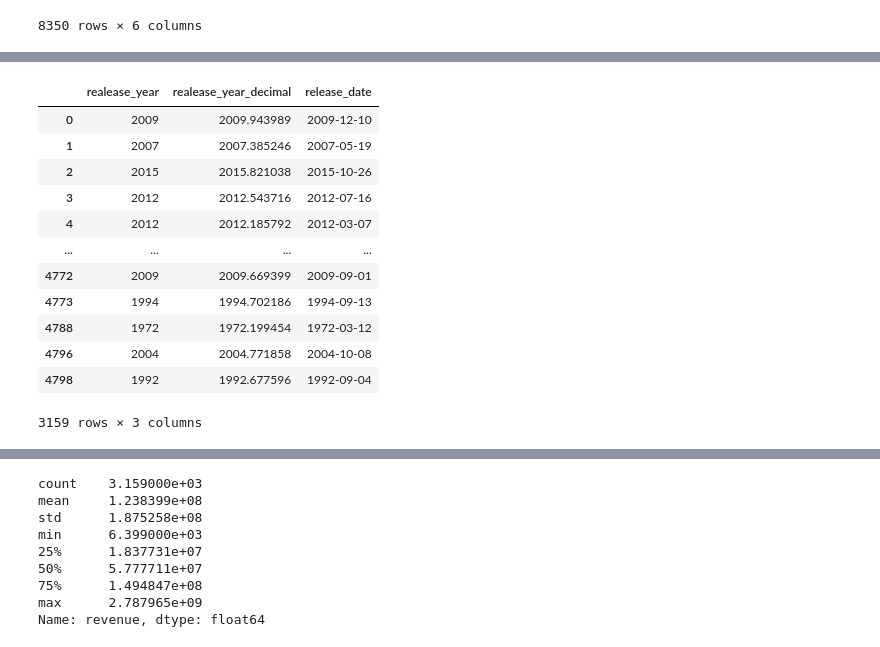
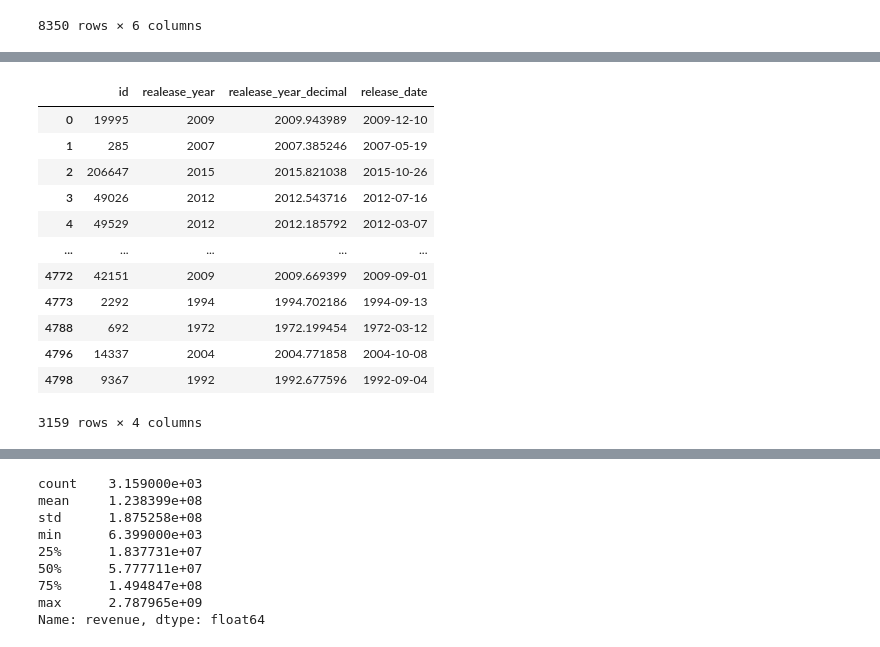
Before and after one commit to com-480-data-visualization/com-480-project-vizzybussy, a Jupyter notebook: Bubble analysis.ipynb, the cells around one changed output, grey strips where cells are left out. Cells and saved outputs as stored; diff of their text form; code cells hidden in the pictures.

```diff
--- a/Bubble analysis.ipynb
+++ b/Bubble analysis.ipynb
@@ -246,21 +246,21 @@ tm.release_date = tm.release_date.apply(lambda d : datetime(*tuple([int(x) for x
 tm['realease_year'] = tm.release_date.apply(lambda d : d.year)
 tm['realease_year_decimal']= tm.release_date.apply(lambda d : d.year + (d.month-1)/12+ d.day/30.5/12)
 # %%
-tm[['realease_year', 'realease_year_decimal', 'release_date']]
+tm[['id', 'realease_year', 'realease_year_decimal', 'release_date']]
 # %% [output]
-|  | realease_year | realease_year_decimal | release_date |
-| 0 | 2009 | 2009.943989 | 2009-12-10 |
-| 1 | 2007 | 2007.385246 | 2007-05-19 |
-| 2 | 2015 | 2015.821038 | 2015-10-26 |
-| 3 | 2012 | 2012.543716 | 2012-07-16 |
-| 4 | 2012 | 2012.185792 | 2012-03-07 |
-| ... | ... | ... | ... |
-| 4772 | 2009 | 2009.669399 | 2009-09-01 |
-| 4773 | 1994 | 1994.702186 | 1994-09-13 |
-| 4788 | 1972 | 1972.199454 | 1972-03-12 |
-| 4796 | 2004 | 2004.771858 | 2004-10-08 |
-| 4798 | 1992 | 1992.677596 | 1992-09-04 |
+|  | id | realease_year | realease_year_decimal | release_date |
+| 0 | 19995 | 2009 | 2009.943989 | 2009-12-10 |
+| 1 | 285 | 2007 | 2007.385246 | 2007-05-19 |
+| 2 | 206647 | 2015 | 2015.821038 | 2015-10-26 |
+| 3 | 49026 | 2012 | 2012.543716 | 2012-07-16 |
+| 4 | 49529 | 2012 | 2012.185792 | 2012-03-07 |
+| ... | ... | ... | ... | ... |
+| 4772 | 42151 | 2009 | 2009.669399 | 2009-09-01 |
+| 4773 | 2292 | 1994 | 1994.702186 | 1994-09-13 |
+| 4788 | 692 | 1972 | 1972.199454 | 1972-03-12 |
+| 4796 | 14337 | 2004 | 2004.771858 | 2004-10-08 |
+| 4798 | 9367 | 1992 | 1992.677596 | 1992-09-04 |
-3159 rows × 3 columns
+3159 rows × 4 columns
 # %%
 import ast
 
```
Also changed, not shown: parts of 6 cells of this notebook, 1 other file.
